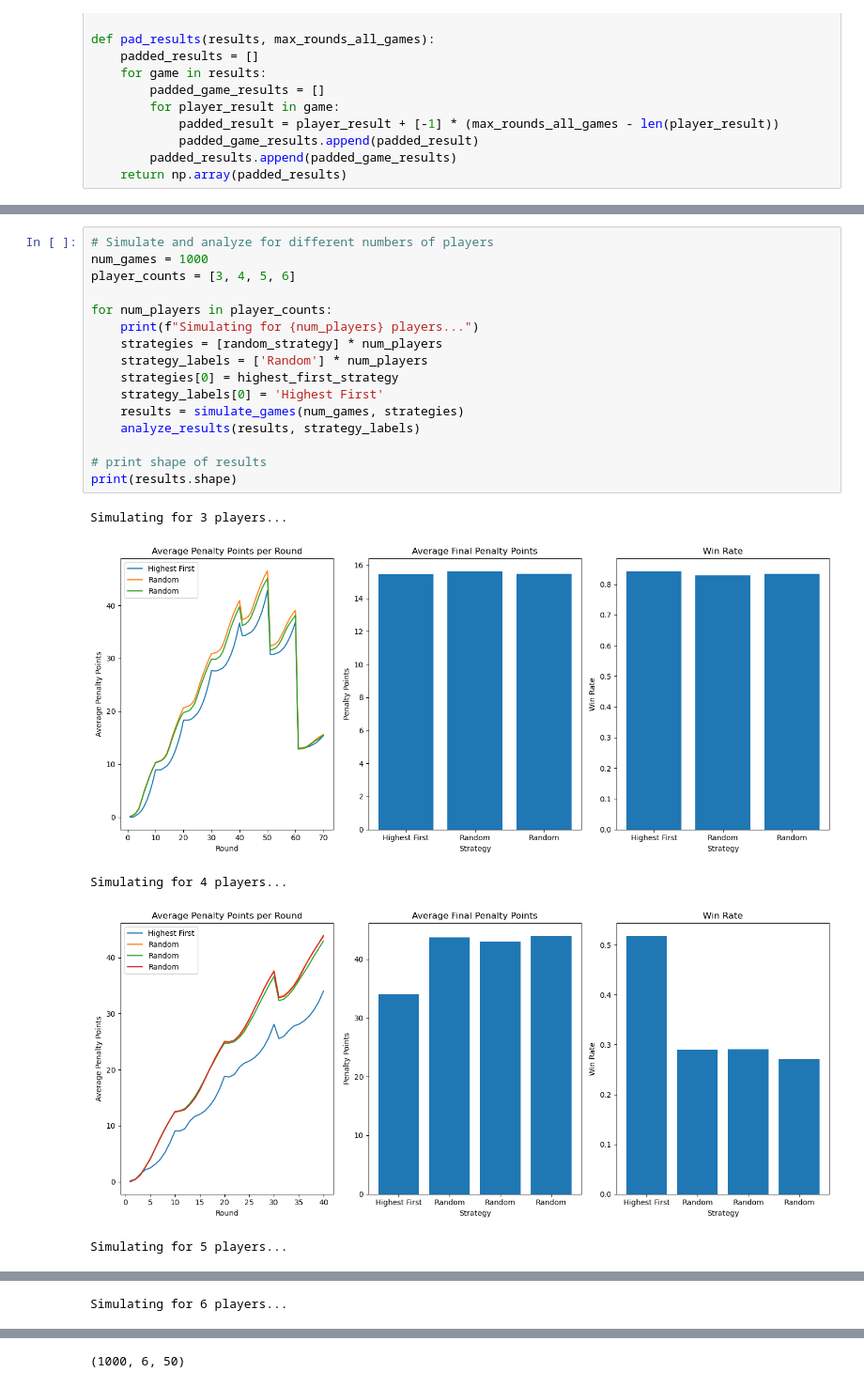
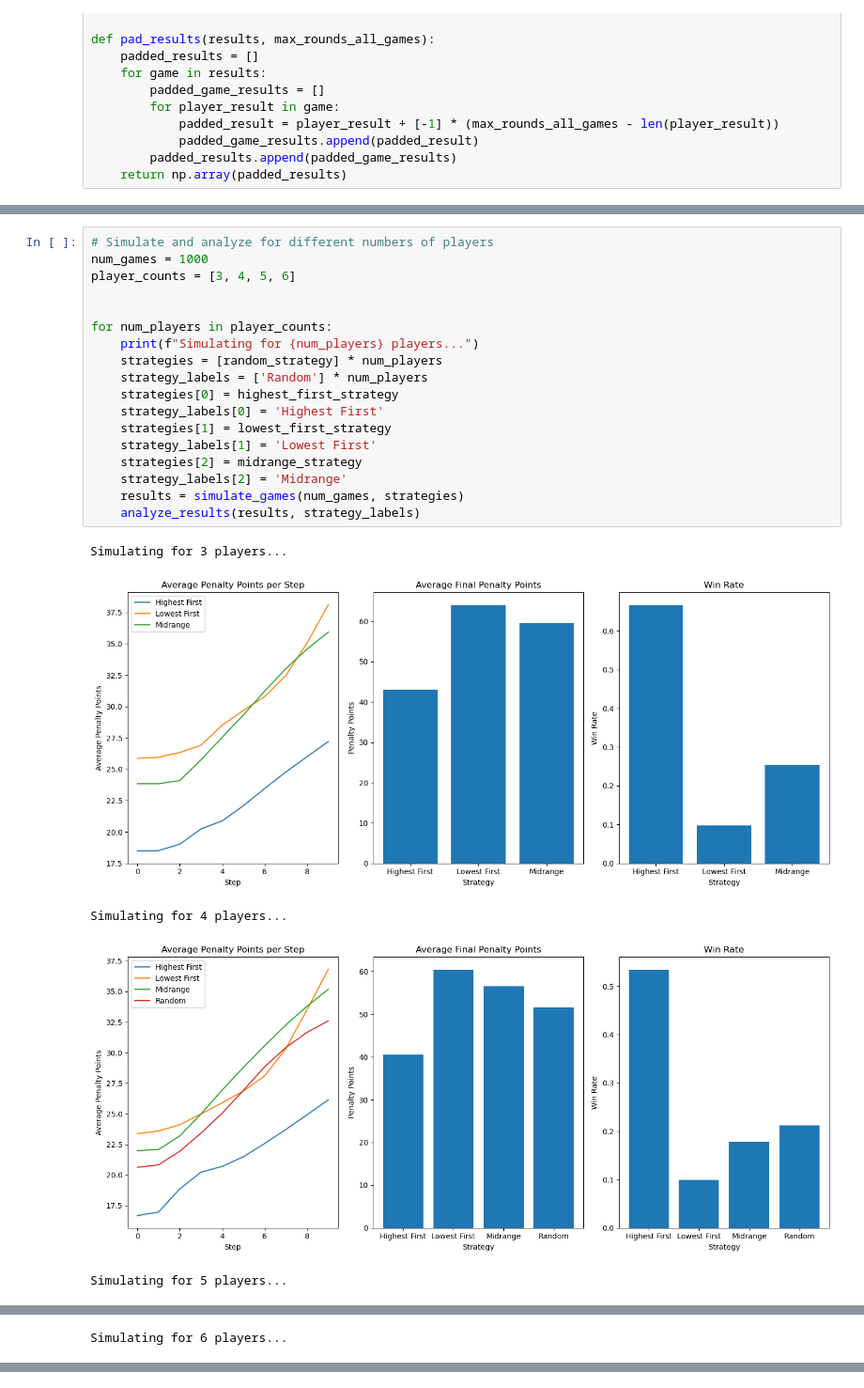
Before and after one commit to paddomanno/sim-6nimmt, a Jupyter notebook: simulation.ipynb, the cells around one changed output, grey strips where cells are left out. Shown at 94% size. Saved outputs shown, nothing was run; the diff lists cells and outputs as text.

```diff
--- a/simulation.ipynb
+++ b/simulation.ipynb
@@ -308,22 +316,24 @@ def analyze_results(results, strategy_labels):
 # %%
 # Simulate and analyze for different numbers of players
 num_games = 1000
 player_counts = [3, 4, 5, 6]
+
 
 for num_players in player_counts:
     print(f"Simulating for {num_players} players...")
     strategies = [random_strategy] * num_players
     strategy_labels = ['Random'] * num_players
     strategies[0] = highest_first_strategy
     strategy_labels[0] = 'Highest First'
+    strategies[1] = lowest_first_strategy
+    strategy_labels[1] = 'Lowest First'
+    strategies[2] = midrange_strategy
+    strategy_labels[2] = 'Midrange'
     results = simulate_games(num_games, strategies)
     analyze_results(results, strategy_labels)
-
-# print shape of results
-print(results.shape)
 # %% [output]
 Simulating for 3 players...
-[figure, old version]
+[figure, new version]
 Simulating for 4 players...
-[figure, old version]
+[figure, new version]
 Simulating for 5 players...
@@ -333,4 +343,3 @@ Simulating for 6 players...
-(1000, 6, 50)
 # %%
 def simulate_strategy_mix(num_games, target_strategy, opponent_combinations):
     results = {}
```
Also changed, not shown: parts of 7 cells of this notebook.
